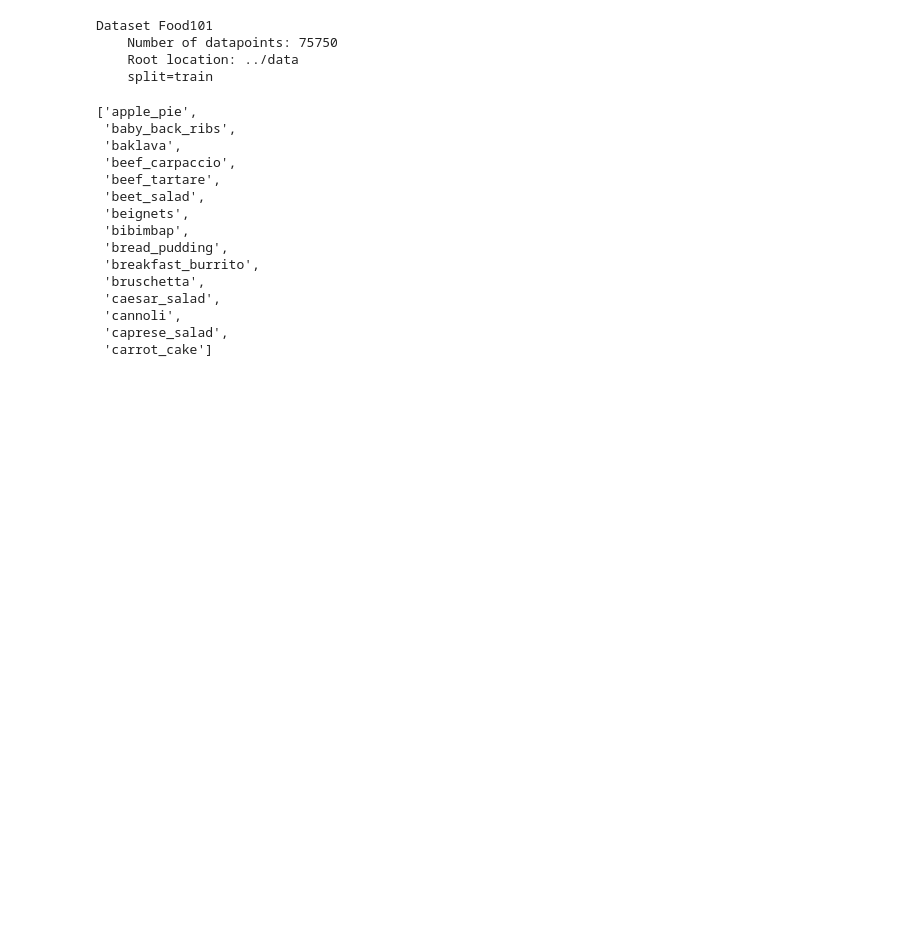
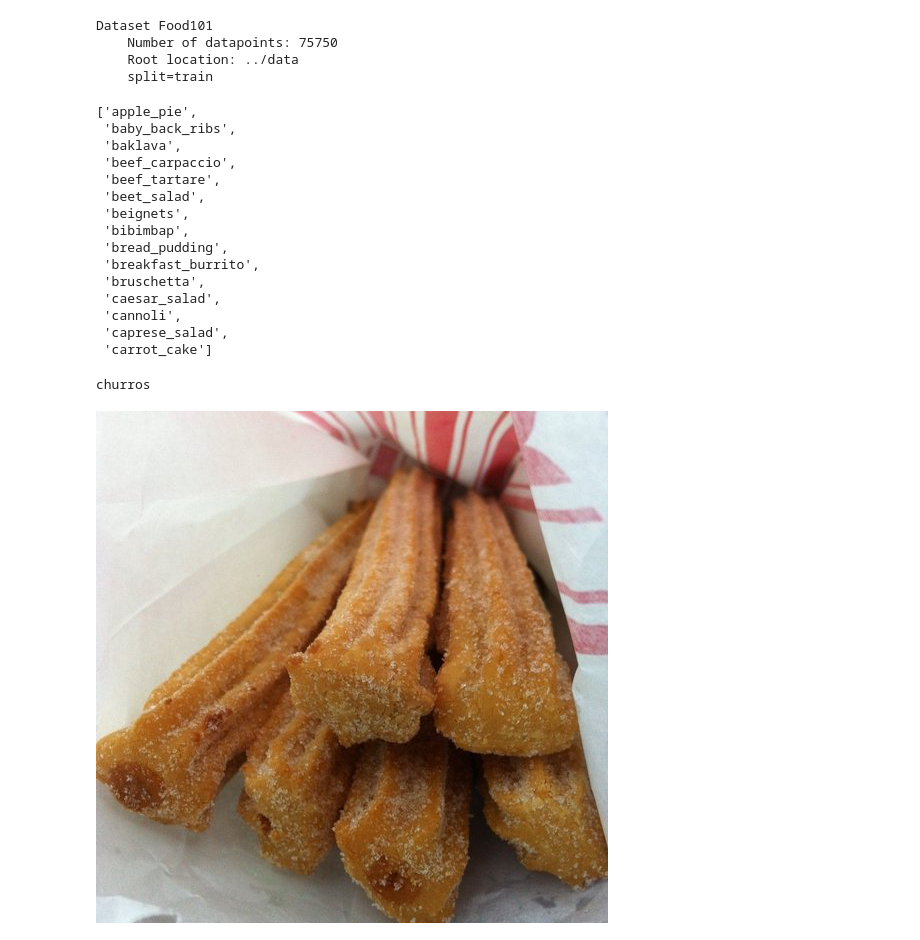
Before and after one commit to MMoronto/pytorch_exercises, a Jupyter notebook: custom_data_creation.ipynb, the cells around one changed output. Saved outputs shown, nothing was run; the diff lists cells and outputs as text; code cells hidden in the pictures; blank space fills up the shorter version.

```diff
--- a/custom_data_creation.ipynb
+++ b/custom_data_creation.ipynb
@@ -54,3 +54,10 @@ class_names[:15]
  'cannoli',
  'caprese_salad',
  'carrot_cake']
+# %%
+# View first sample (PIL image format)
+print(class_names[train_data[0][1]])
+train_data[1][0]
+# %% [output]
+churros
+[figure, added]
```
Also changed, not shown: parts of 1 cell of this notebook.
